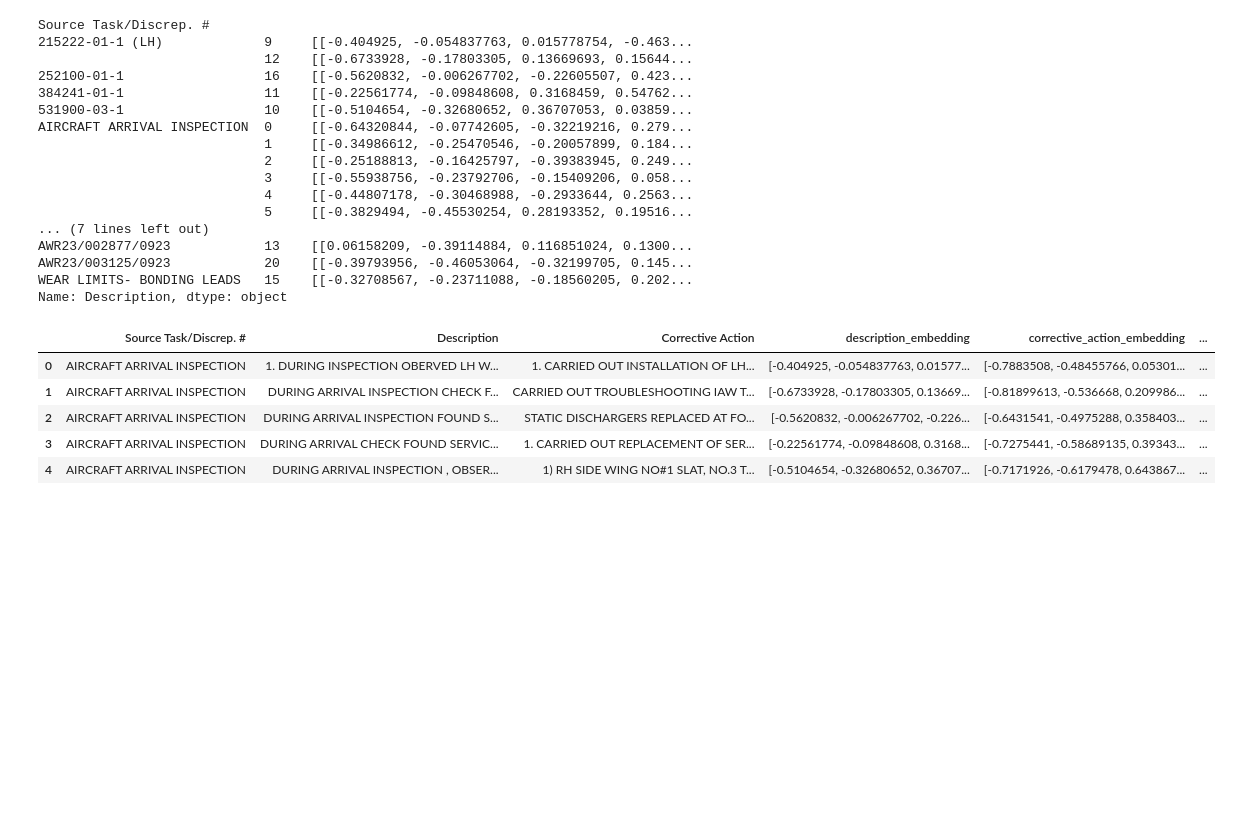
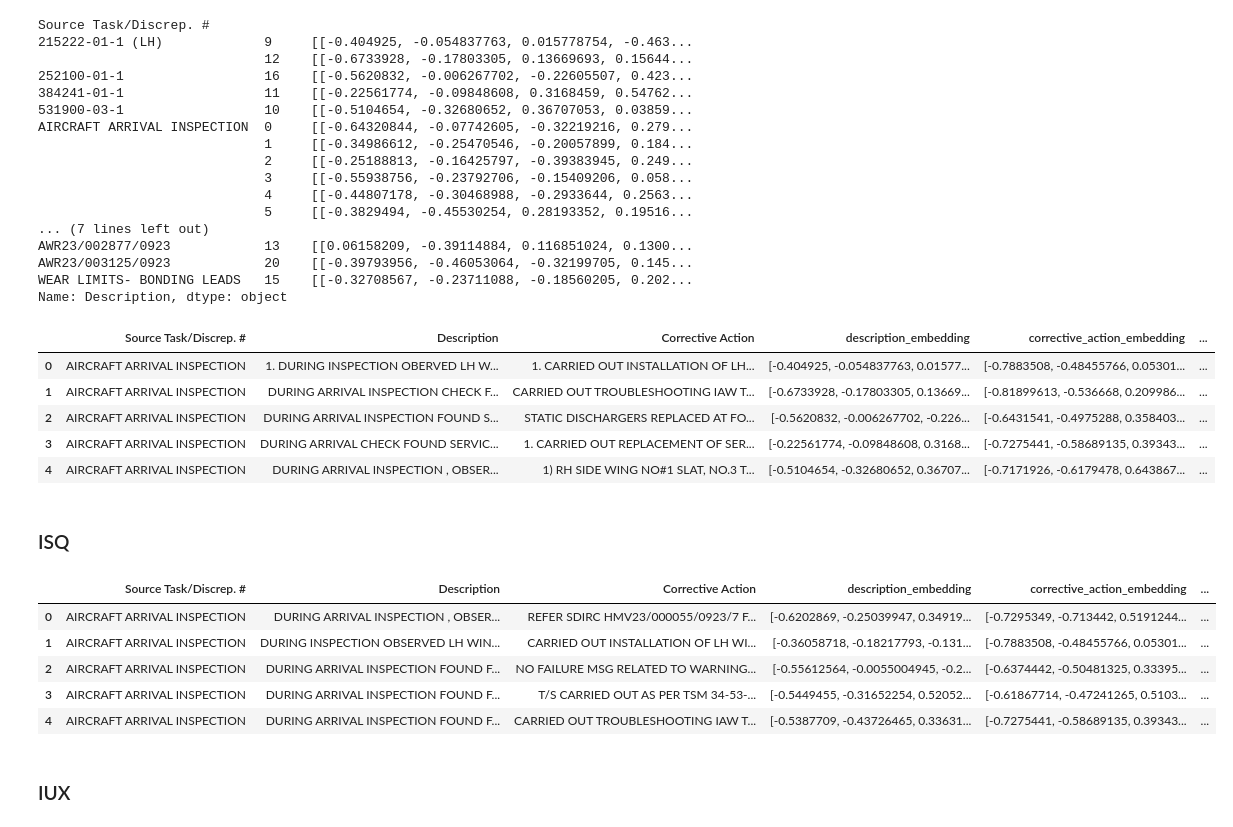
Before and after one commit to ranjithnrjk/gmr, a Jupyter notebook: flight_maintenance.ipynb, the cells around one changed output. Cells and saved outputs as stored; diff of their text form; code cells hidden in the pictures; blank space fills up the shorter version.

Commit message:
Created Embeddings

```diff
--- a/flight_maintenance.ipynb
+++ b/flight_maintenance.ipynb
@@ -198,3 +200,25 @@ df_isp_irc[['Source Task/Discrep. #', 'Description', 'Corrective Action', 'descr
 | 2 | AIRCRAFT ARRIVAL INSPECTION | DURING ARRIVAL INSPECTION FOUND S... | STATIC DISCHARGERS REPLACED AT FO... | [-0.5620832, -0.006267702, -0.226... | [-0.6431541, -0.4975288, 0.358403... | ... |
 | 3 | AIRCRAFT ARRIVAL INSPECTION | DURING ARRIVAL CHECK FOUND SERVIC... | 1. CARRIED OUT REPLACEMENT OF SER... | [-0.22561774, -0.09848608, 0.3168... | [-0.7275441, -0.58689135, 0.39343... | ... |
 | 4 | AIRCRAFT ARRIVAL INSPECTION | DURING ARRIVAL INSPECTION , OBSER... | 1) RH SIDE WING NO#1 SLAT, NO.3 T... | [-0.5104654, -0.32680652, 0.36707... | [-0.7171926, -0.6179478, 0.643867... | ... |
+# %% [markdown]
+### ISQ
+# %%
+grouped_df_Description = df_isq_irc.groupby(by='Source Task/Discrep. #')['Description'].apply(lambda x: x.apply(main))
+grouped_df_Corrective_Action = df_isq_irc.groupby(by='Source Task/Discrep. #')['Corrective Action'].apply(lambda x: x.apply(main))
+df_isq_irc['description_correction'] = df_isq_irc['Description'] +' '+df_isq_irc['Corrective Action']
+grouped_df_description_correction = df_isq_irc.groupby(by='Source Task/Discrep. #')['description_correction'].apply(lambda x: x.apply(main))
+# %%
+df_isq_irc['description_embedding'] = grouped_df_Description.explode().tolist()
+df_isq_irc['corrective_action_embedding'] = grouped_df_Corrective_Action.explode().tolist()
+df_isq_irc['description_correction_embedding'] = grouped_df_description_correction.explode().tolist()
+# %%
+df_isq_irc[['Source Task/Discrep. #', 'Description', 'Corrective Action', 'description_embedding', 'corrective_action_embedding', 'description_correction_embedding']].head()
+# %% [output]
+|  | Source Task/Discrep. # | Description | Corrective Action | description_embedding | corrective_action_embedding | ... |
+| 0 | AIRCRAFT ARRIVAL INSPECTION | DURING ARRIVAL INSPECTION , OBSER... | REFER SDIRC HMV23/000055/0923/7 F... | [-0.6202869, -0.25039947, 0.34919... | [-0.7295349, -0.713442, 0.5191244... | ... |
+| 1 | AIRCRAFT ARRIVAL INSPECTION | DURING INSPECTION OBSERVED LH WIN... | CARRIED OUT INSTALLATION OF LH WI... | [-0.36058718, -0.18217793, -0.131... | [-0.7883508, -0.48455766, 0.05301... | ... |
+| 2 | AIRCRAFT ARRIVAL INSPECTION | DURING ARRIVAL INSPECTION FOUND F... | NO FAILURE MSG RELATED TO WARNING... | [-0.55612564, -0.0055004945, -0.2... | [-0.6374442, -0.50481325, 0.33395... | ... |
+| 3 | AIRCRAFT ARRIVAL INSPECTION | DURING ARRIVAL INSPECTION FOUND F... | T/S CARRIED OUT AS PER TSM 34-53-... | [-0.5449455, -0.31652254, 0.52052... | [-0.61867714, -0.47241265, 0.5103... | ... |
+| 4 | AIRCRAFT ARRIVAL INSPECTION | DURING ARRIVAL INSPECTION FOUND F... | CARRIED OUT TROUBLESHOOTING IAW T... | [-0.5387709, -0.43726465, 0.33631... | [-0.7275441, -0.58689135, 0.39343... | ... |
+# %% [markdown]
+### IUX
```
Also changed, not shown: parts of 4 cells of this notebook, 1 other file.
